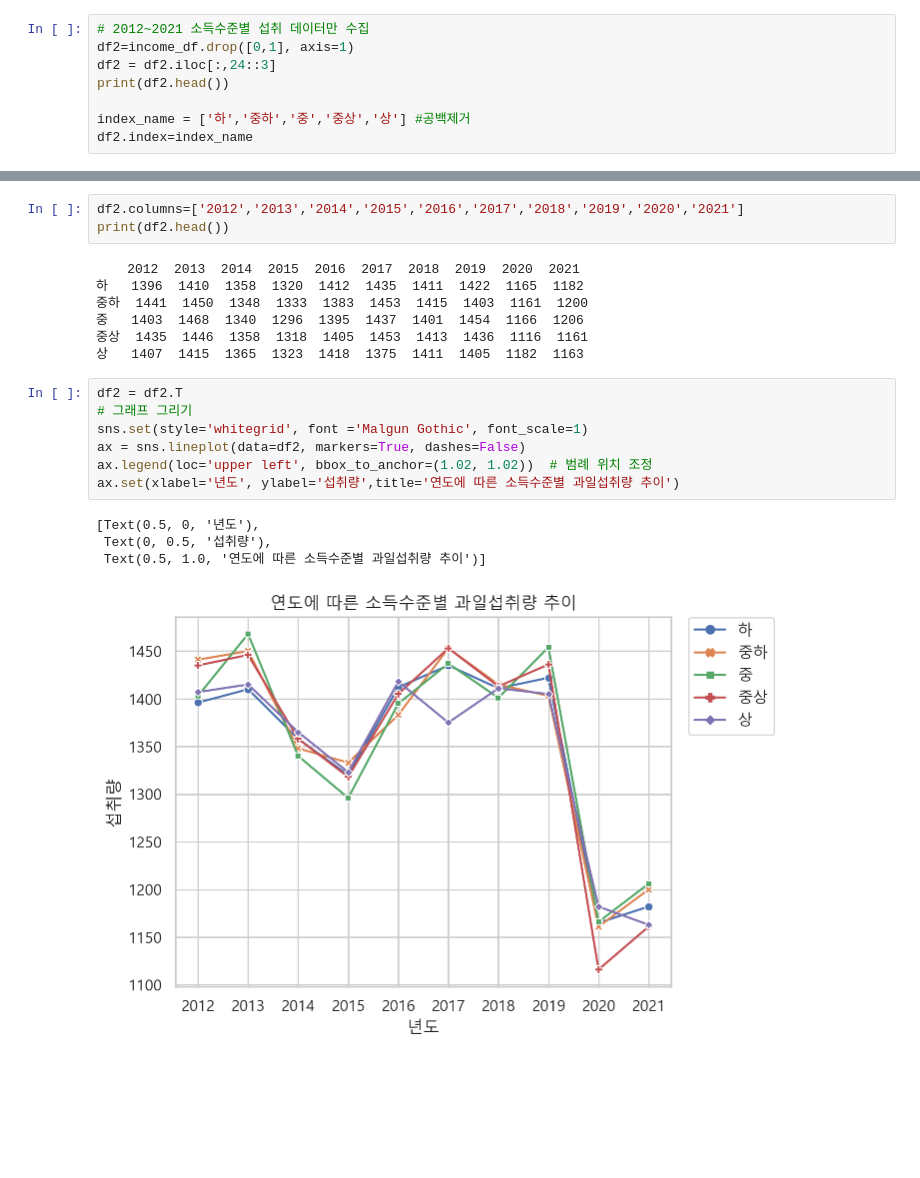
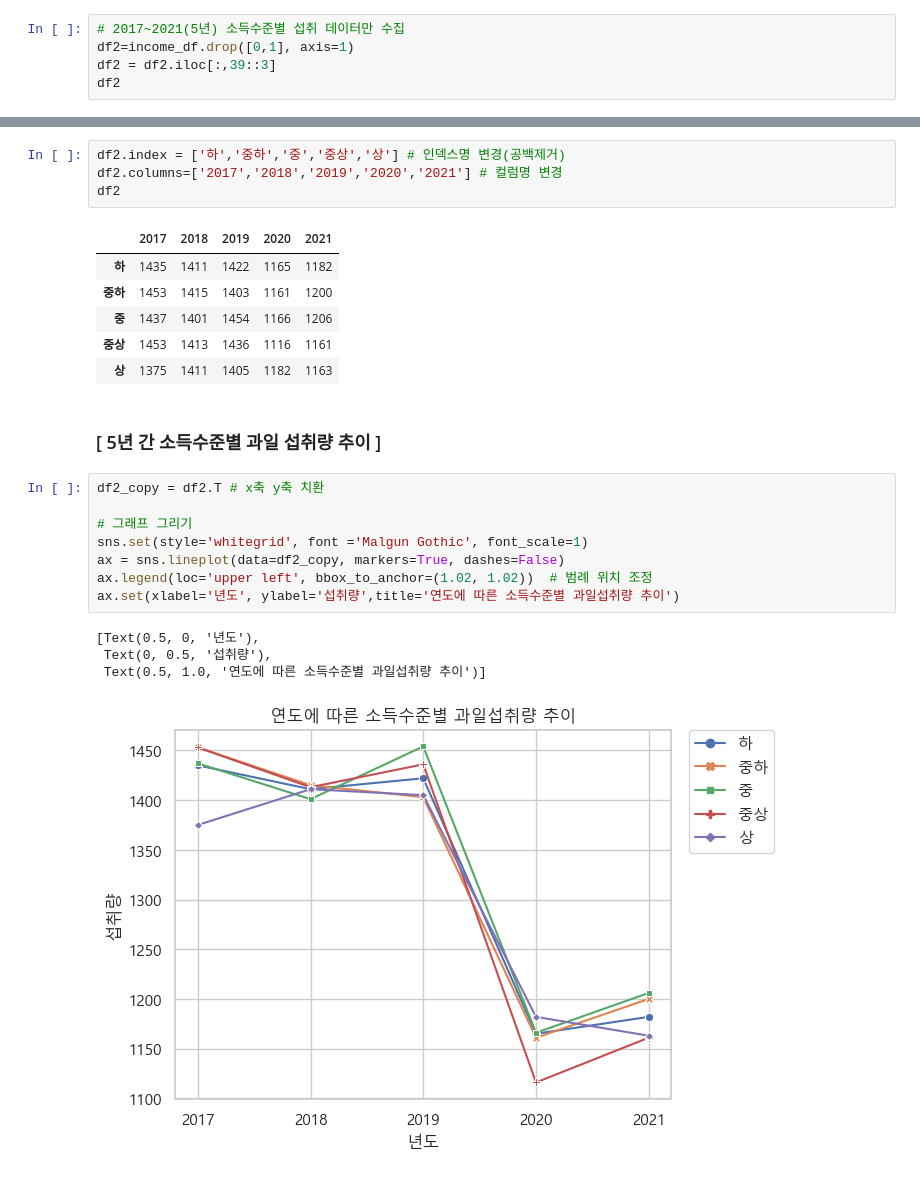
Before and after one commit to jdawoony/big-data-analytics, a Jupyter notebook: 데이터분석 (국내 과일 시장과 소비 분석).ipynb, the cells around one changed output, grey strips where cells are left out. Saved outputs shown, nothing was run; the diff lists cells and outputs as text; blank space fills up the shorter version.

```diff
--- a/데이터분석 (국내 과일 시장과 소비 분석).ipynb
+++ b/데이터분석 (국내 과일 시장과 소비 분석).ipynb
@@ -139,9 +170,6 @@ print(income_df.head())
 # %%
-# 2012~2021 소득수준별 섭취 데이터만 수집
+# 2017~2021(5년) 소득수준별 섭취 데이터만 수집
 df2=income_df.drop([0,1], axis=1)
-df2 = df2.iloc[:,24::3]
-print(df2.head())
-
-index_name = ['하','중하','중','중상','상'] #공백제거
-df2.index=index_name
+df2 = df2.iloc[:,39::3]
+df2
 # %% [output]
@@ -155,22 +183,26 @@ df2.index=index_name
 # %%
-df2.columns=['2012','2013','2014','2015','2016','2017','2018','2019','2020','2021']
-print(df2.head())
+df2.index = ['하','중하','중','중상','상'] # 인덱스명 변경(공백제거)
+df2.columns=['2017','2018','2019','2020','2021'] # 컬럼명 변경
+df2
 # %% [output]
-    2012  2013  2014  2015  2016  2017  2018  2019  2020  2021
-하   1396  1410  1358  1320  1412  1435  1411  1422  1165  1182
-중하  1441  1450  1348  1333  1383  1453  1415  1403  1161  1200
-중   1403  1468  1340  1296  1395  1437  1401  1454  1166  1206
-중상  1435  1446  1358  1318  1405  1453  1413  1436  1116  1161
-상   1407  1415  1365  1323  1418  1375  1411  1405  1182  1163
+|  | 2017 | 2018 | 2019 | 2020 | 2021 |
+| 하 | 1435 | 1411 | 1422 | 1165 | 1182 |
+| 중하 | 1453 | 1415 | 1403 | 1161 | 1200 |
+| 중 | 1437 | 1401 | 1454 | 1166 | 1206 |
+| 중상 | 1453 | 1413 | 1436 | 1116 | 1161 |
+| 상 | 1375 | 1411 | 1405 | 1182 | 1163 |
+# %% [markdown]
+### [ 5년 간 소득수준별 과일 섭취량 추이 ]
 # %%
-df2 = df2.T
+df2_copy = df2.T # x축 y축 치환
+
 # 그래프 그리기
 sns.set(style='whitegrid', font ='Malgun Gothic', font_scale=1)
-ax = sns.lineplot(data=df2, markers=True, dashes=False)
+ax = sns.lineplot(data=df2_copy, markers=True, dashes=False)
 ax.legend(loc='upper left', bbox_to_anchor=(1.02, 1.02))  # 범례 위치 조정
 ax.set(xlabel='년도', ylabel='섭취량',title='연도에 따른 소득수준별 과일섭취량 추이')
 # %% [output]
 [Text(0.5, 0, '년도'),
  Text(0, 0.5, '섭취량'),
  Text(0.5, 1.0, '연도에 따른 소득수준별 과일섭취량 추이')]
-[figure, old version]
+[figure, new version]
```
Also changed, not shown: parts of 50 cells of this notebook.
